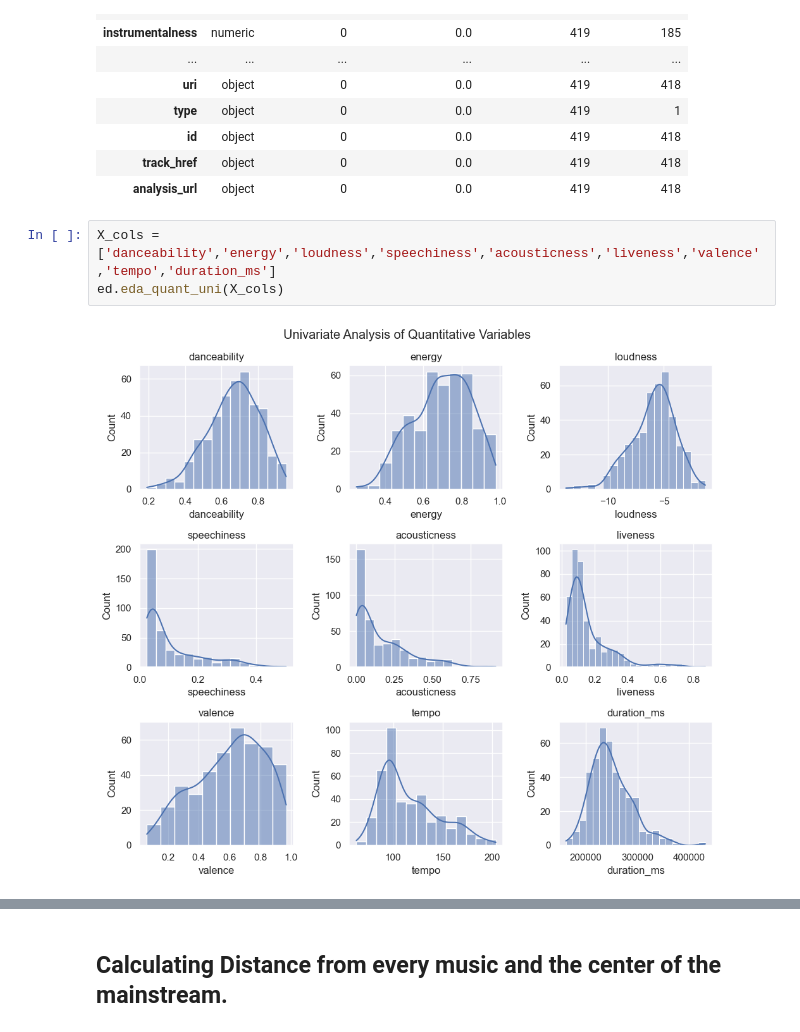
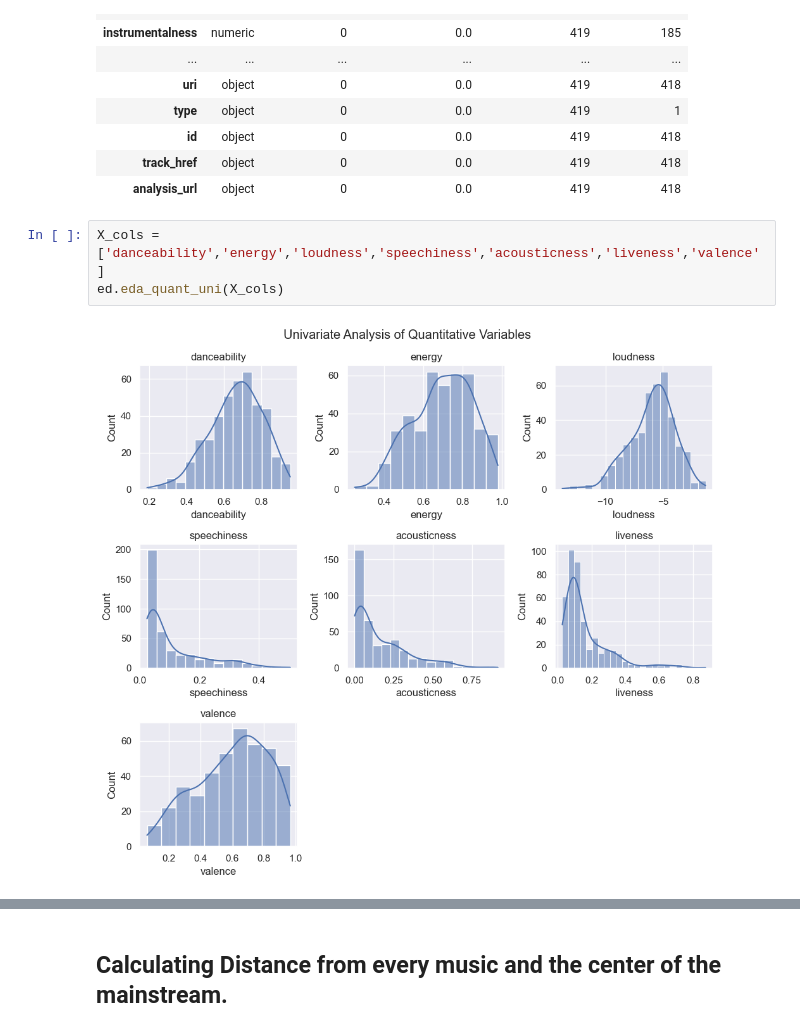
Before and after one commit to danielrferreira/py_play, a Jupyter notebook: music_distance/notebooks/Spotify_deepdive.ipynb, the cells around one changed output, grey strips where cells are left out. Drawn from its saved outputs; the diff is of its cells as text.

```diff
--- a/music_distance/notebooks/Spotify_deepdive.ipynb
+++ b/music_distance/notebooks/Spotify_deepdive.ipynb
@@ -49,10 +50,10 @@ ed.columns_df()
 | track_href | object | 0 | 0.0 | 419 | 418 |
 | analysis_url | object | 0 | 0.0 | 419 | 418 |
 # %%
-X_cols = ['danceability','energy','loudness','speechiness','acousticness','liveness','valence','tempo','duration_ms']
+X_cols = ['danceability','energy','loudness','speechiness','acousticness','liveness','valence']
 ed.eda_quant_uni(X_cols)
 # %% [output]
-[figure, old version]
+[figure, new version]
 # %%
 correlation_matrix = df[X_cols].corr()
 sns.heatmap(correlation_matrix, annot=True, cmap='coolwarm', fmt=".2f", linewidths=0.5)
```
Also changed, not shown: parts of 11 cells of this notebook.
